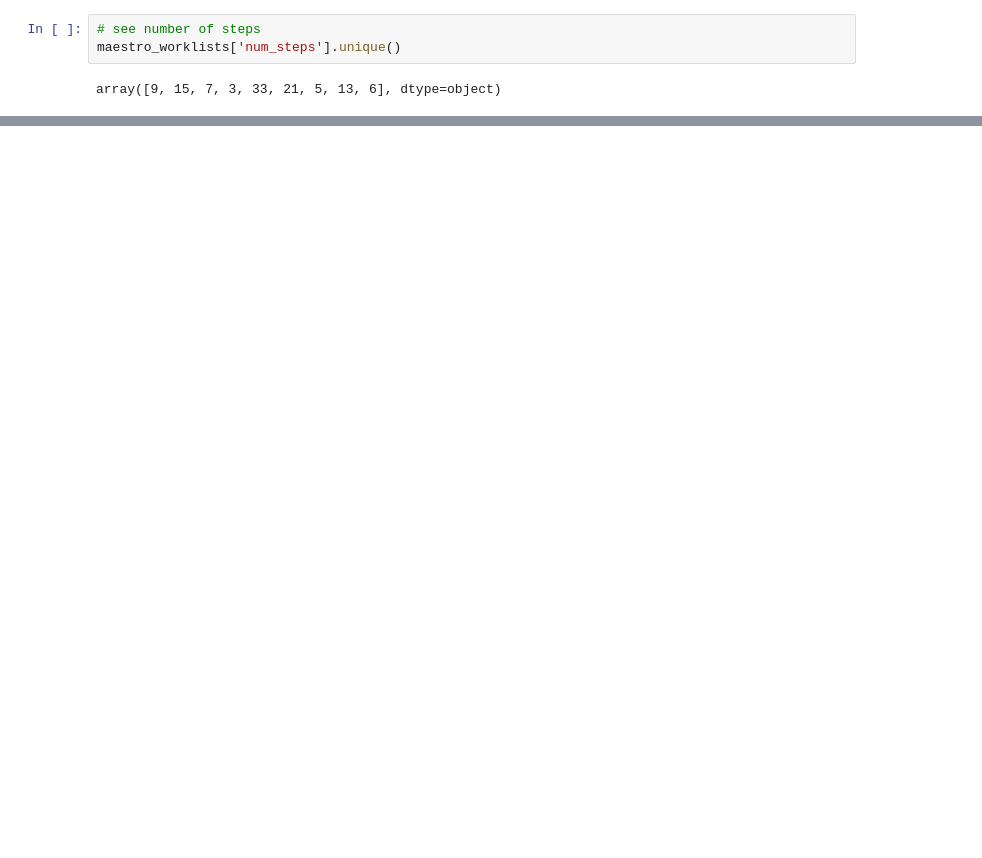
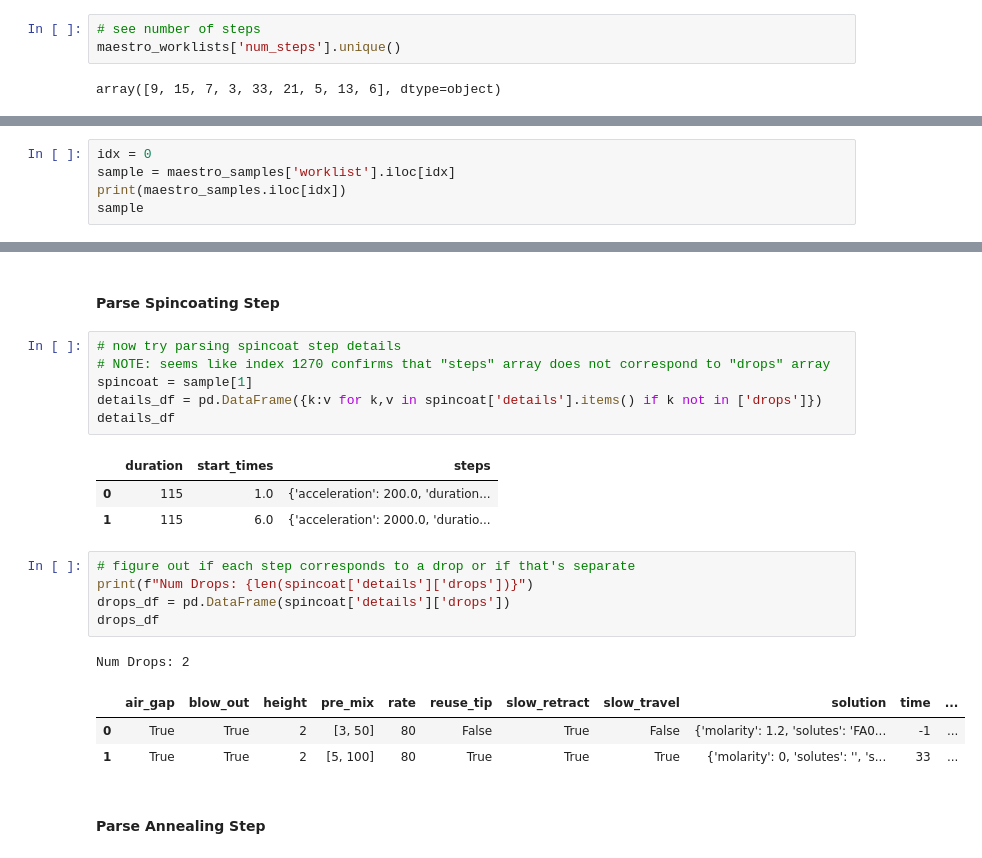
Before and after one commit to fenning-research-group/PASCAL_TrainView, a Jupyter notebook: input_eda.ipynb, the cells around one changed output, grey strips where cells are left out. Drawn from its saved outputs; the diff is of its cells as text; blank space fills up the shorter version.

```diff
--- a/input_eda.ipynb
+++ b/input_eda.ipynb
@@ -644,0 +422,5 @@ fig.show()
+# %%
+idx = 0
+sample = maestro_samples['worklist'].iloc[idx]
+print(maestro_samples.iloc[idx])
+sample
@@ -644,0 +500,24 @@ fig.show()
+# %% [markdown]
+#### Parse Spincoating Step
+# %%
+# now try parsing spincoat step details
+# NOTE: seems like index 1270 confirms that "steps" array does not correspond to "drops" array
+spincoat = sample[1]
+details_df = pd.DataFrame({k:v for k,v in spincoat['details'].items() if k not in ['drops']})
+details_df
+# %% [output]
+|  | duration | start_times | steps |
+| 0 | 115 | 1.0 | {'acceleration': 200.0, 'duration... |
+| 1 | 115 | 6.0 | {'acceleration': 2000.0, 'duratio... |
+# %%
+# figure out if each step corresponds to a drop or if that's separate
+print(f"Num Drops: {len(spincoat['details']['drops'])}")
+drops_df = pd.DataFrame(spincoat['details']['drops'])
+drops_df
+# %% [output]
+Num Drops: 2
+|  | air_gap | blow_out | height | pre_mix | rate | reuse_tip | slow_retract | slow_travel | solution | time | ... |
+| 0 | True | True | 2 | [3, 50] | 80 | False | True | False | {'molarity': 1.2, 'solutes': 'FA0... | -1 | ... |
+| 1 | True | True | 2 | [5, 100] | 80 | True | True | True | {'molarity': 0, 'solutes': '', 's... | 33 | ... |
+# %% [markdown]
+#### Parse Annealing Step
```
Also changed, not shown: parts of 44 cells of this notebook.
